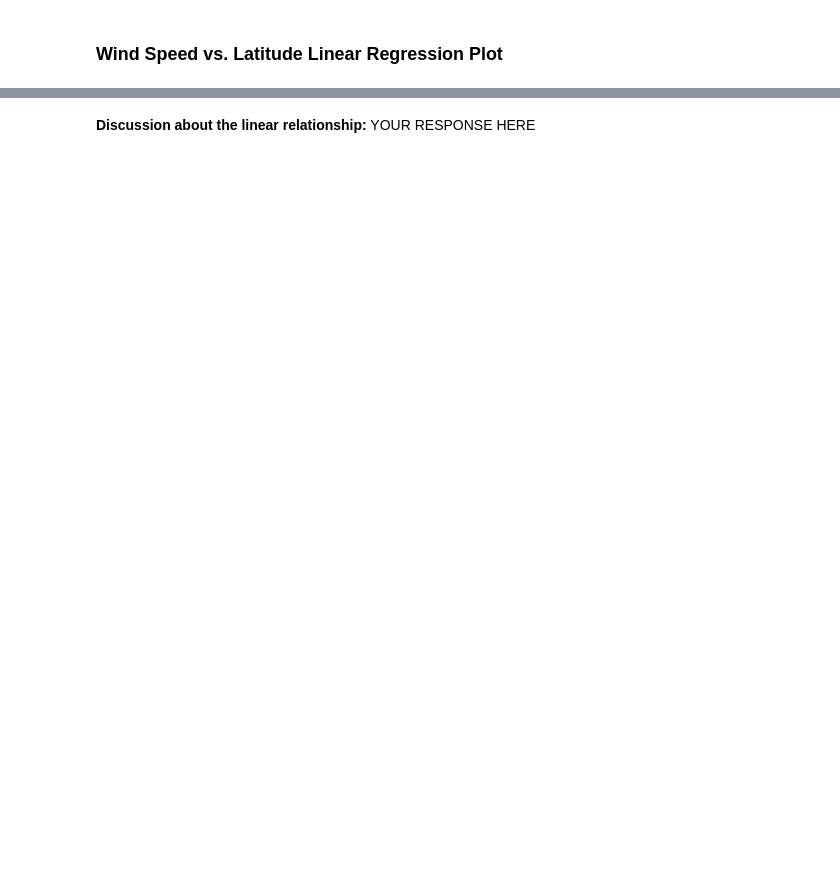
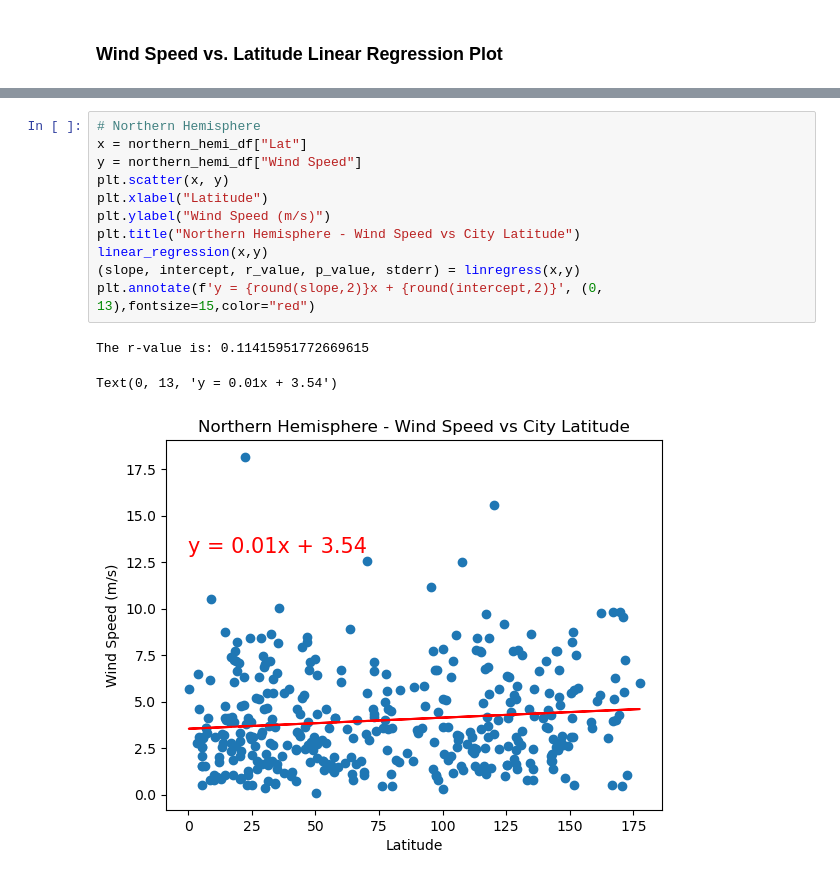
Before and after one commit to smepps1989/python-api-challenge, a Jupyter notebook: WeatherPy/WeatherPy.ipynb, the cells around one changed output, grey strips where cells are left out. Drawn from its saved outputs; the diff is of its cells as text; blank space fills up the shorter version.

```diff
--- a/WeatherPy/WeatherPy.ipynb
+++ b/WeatherPy/WeatherPy.ipynb
@@ -401,2 +407,15 @@ The r-value is: 0.062239040700515696
-# %% [markdown]
-**Discussion about the linear relationship:** YOUR RESPONSE HERE
+# %%
+# Northern Hemisphere
+x = northern_hemi_df["Lat"]
+y = northern_hemi_df["Wind Speed"]
+plt.scatter(x, y)
+plt.xlabel("Latitude")
+plt.ylabel("Wind Speed (m/s)")
+plt.title("Northern Hemisphere - Wind Speed vs City Latitude")
+linear_regression(x,y)
+(slope, intercept, r_value, p_value, stderr) = linregress(x,y)
+plt.annotate(f'y = {round(slope,2)}x + {round(intercept,2)}', (0, 13),fontsize=15,color="red")
+# %% [output]
+The r-value is: 0.11415951772669615
+Text(0, 13, 'y = 0.01x + 3.54')
+[figure, added]
```
Also changed, not shown: parts of 15 cells of this notebook.
